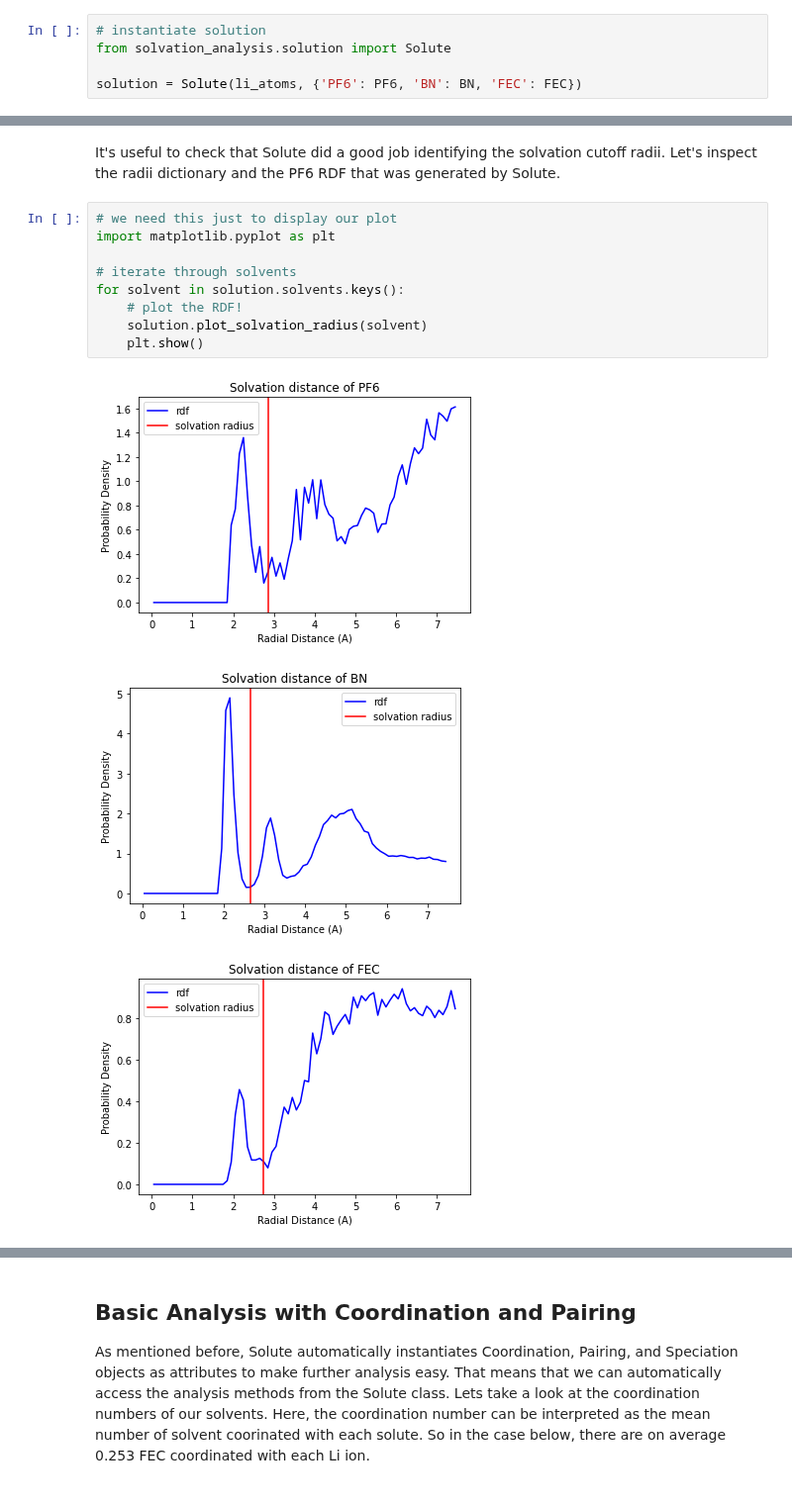
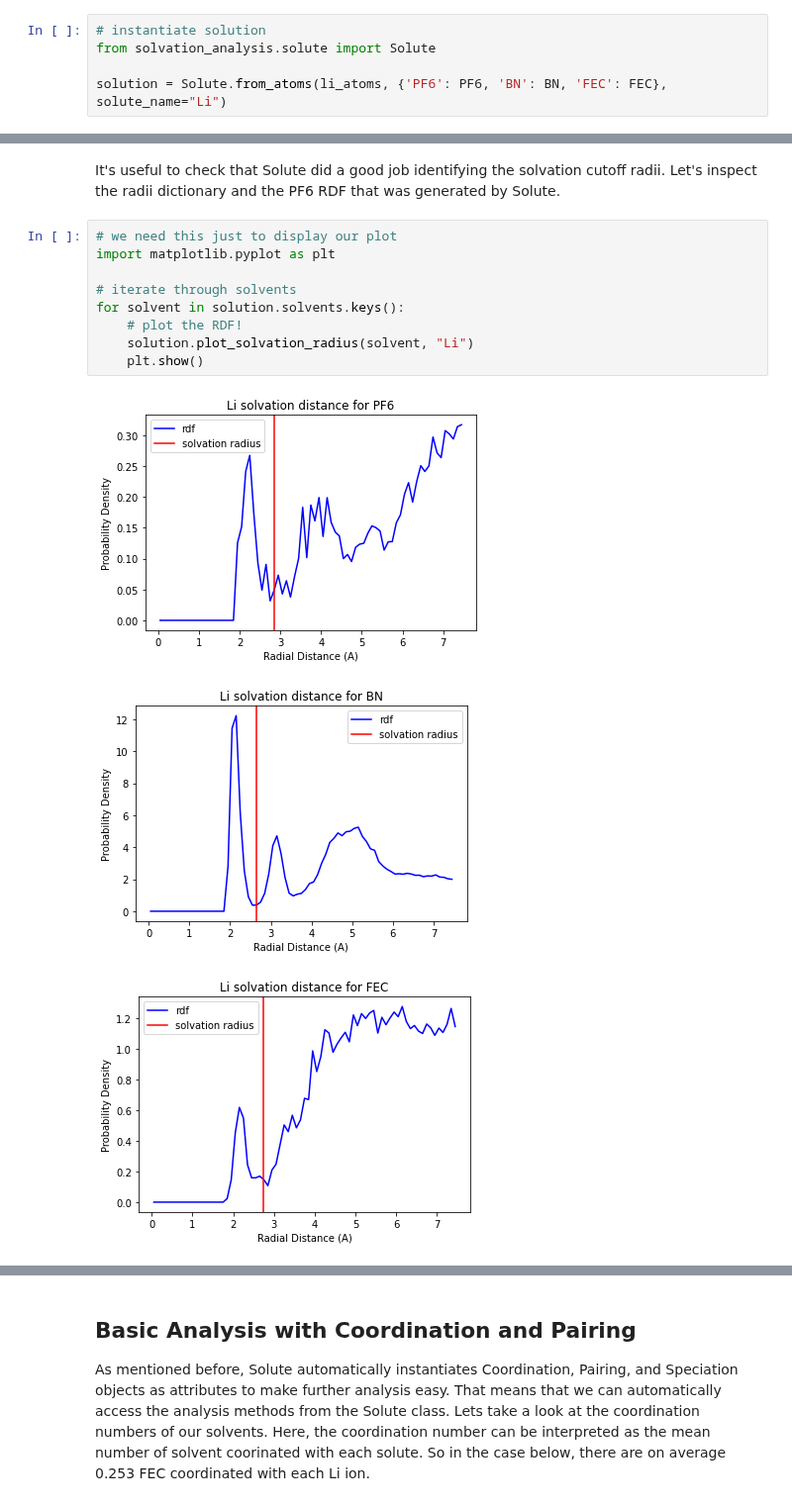
Before and after one commit to MDAnalysis/solvation-analysis, a Jupyter notebook: tutorials/basics_tutorial.ipynb, the cells around one changed output, grey strips where cells are left out. Shown at 99% size. Drawn from its saved outputs; the diff is of its cells as text.

```diff
--- a/tutorials/basics_tutorial.ipynb
+++ b/tutorials/basics_tutorial.ipynb
@@ -36,9 +36,9 @@ FEC = u.atoms.select_atoms("byres type 19")
 Finally, we can instantiate the Solute from the solute and solvents! The solvents are supplied with a dict of {str: AtomGroups}. The strings should be the names of the solvents or some other convenient identifier because Solute will use this to identify the solvent in all future analysis.
 # %%
 # instantiate solution
-from solvation_analysis.solution import Solute
+from solvation_analysis.solute import Solute
 
-solution = Solute(li_atoms, {'PF6': PF6, 'BN': BN, 'FEC': FEC})
+solution = Solute.from_atoms(li_atoms, {'PF6': PF6, 'BN': BN, 'FEC': FEC}, solute_name="Li")
 # %% [markdown]
 We can see that solution now contains our atoms of interest as attributes:
 # %%
@@ -76,16 +76,16 @@ It's useful to check that Solute did a good job identifying the solvation cutoff
 # %%
 # we need this just to display our plot
 import matplotlib.pyplot as plt
 
 # iterate through solvents
 for solvent in solution.solvents.keys():
     # plot the RDF!
-    solution.plot_solvation_radius(solvent)
+    solution.plot_solvation_radius(solvent, "Li")
     plt.show()
 # %% [output]
-[figure, old version]
+[figure, new version]
-[figure, old version]
+[figure, new version]
-[figure, old version]
+[figure, new version]
 # %% [markdown]
 These look pretty good!
 
```
Also changed, not shown: parts of 20 cells of this notebook, 1 other file.
